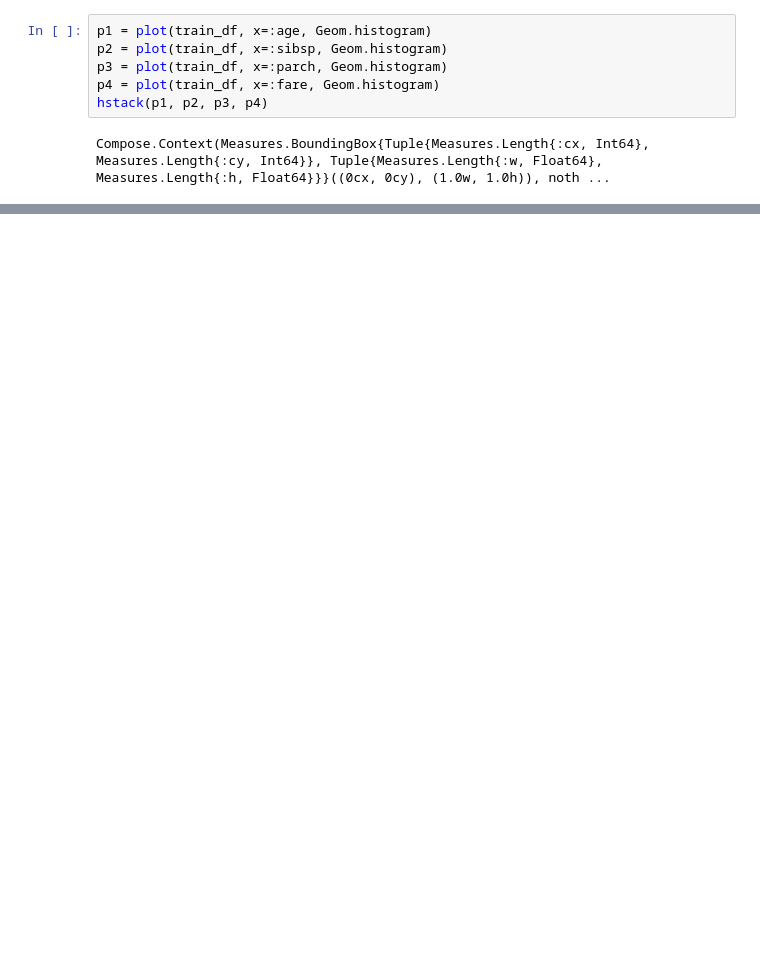
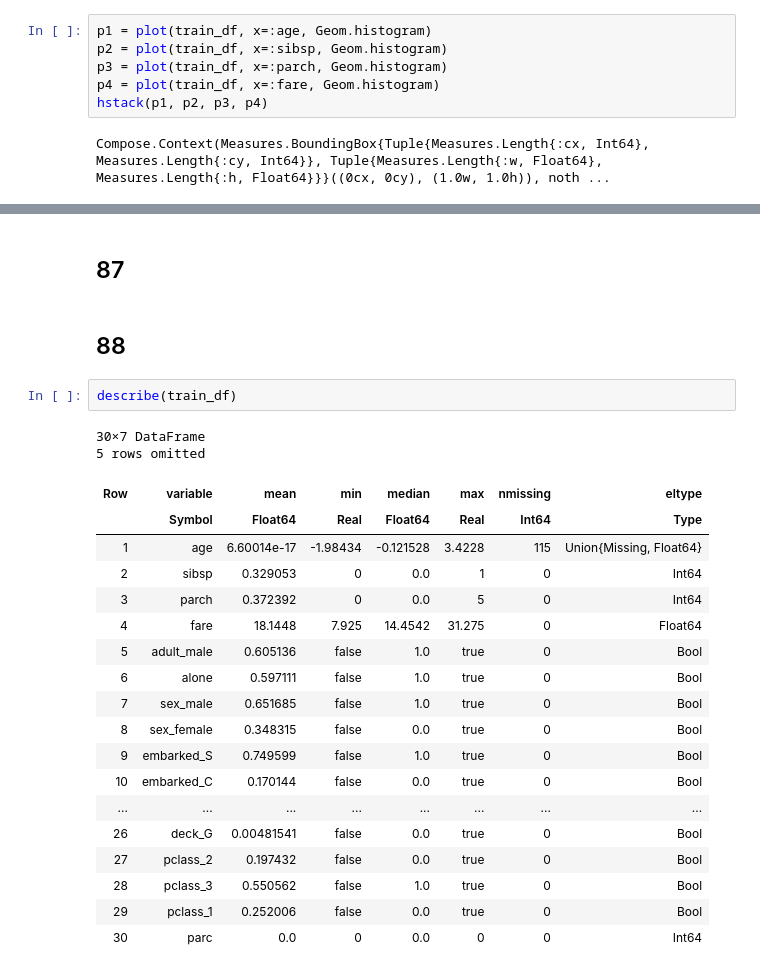
Before and after one commit to ktman-ktman/100knock-process-visualization, a Jupyter notebook: notebook/julia/chapter7.ipynb, the cells around one changed output, grey strips where cells are left out. Cells and saved outputs as stored; diff of their text form; blank space fills up the shorter version.

```diff
--- a/notebook/julia/chapter7.ipynb
+++ b/notebook/julia/chapter7.ipynb
@@ -362,0 +436,27 @@ p1.layers
+# %% [markdown]
+## 87
+# %% [markdown]
+## 88
+# %%
+describe(train_df)
+# %% [output]
+30×7 DataFrame
+5 rows omitted
+| Row | variable | mean | min | median | max | nmissing | eltype |
+|  | Symbol | Float64 | Real | Float64 | Real | Int64 | Type |
+| 1 | age | 6.60014e-17 | -1.98434 | -0.121528 | 3.4228 | 115 | Union{Missing, Float64} |
+| 2 | sibsp | 0.329053 | 0 | 0.0 | 1 | 0 | Int64 |
+| 3 | parch | 0.372392 | 0 | 0.0 | 5 | 0 | Int64 |
+| 4 | fare | 18.1448 | 7.925 | 14.4542 | 31.275 | 0 | Float64 |
+| 5 | adult_male | 0.605136 | false | 1.0 | true | 0 | Bool |
+| 6 | alone | 0.597111 | false | 1.0 | true | 0 | Bool |
+| 7 | sex_male | 0.651685 | false | 1.0 | true | 0 | Bool |
+| 8 | sex_female | 0.348315 | false | 0.0 | true | 0 | Bool |
+| 9 | embarked_S | 0.749599 | false | 1.0 | true | 0 | Bool |
+| 10 | embarked_C | 0.170144 | false | 0.0 | true | 0 | Bool |
+| ... | ... | ... | ... | ... | ... | ... | ... |
+| 26 | deck_G | 0.00481541 | false | 0.0 | true | 0 | Bool |
+| 27 | pclass_2 | 0.197432 | false | 0.0 | true | 0 | Bool |
+| 28 | pclass_3 | 0.550562 | false | 1.0 | true | 0 | Bool |
+| 29 | pclass_1 | 0.252006 | false | 0.0 | true | 0 | Bool |
+| 30 | parc | 0.0 | 0 | 0.0 | 0 | 0 | Int64 |
```
Also changed, not shown: parts of 27 cells of this notebook, 2 other files.
